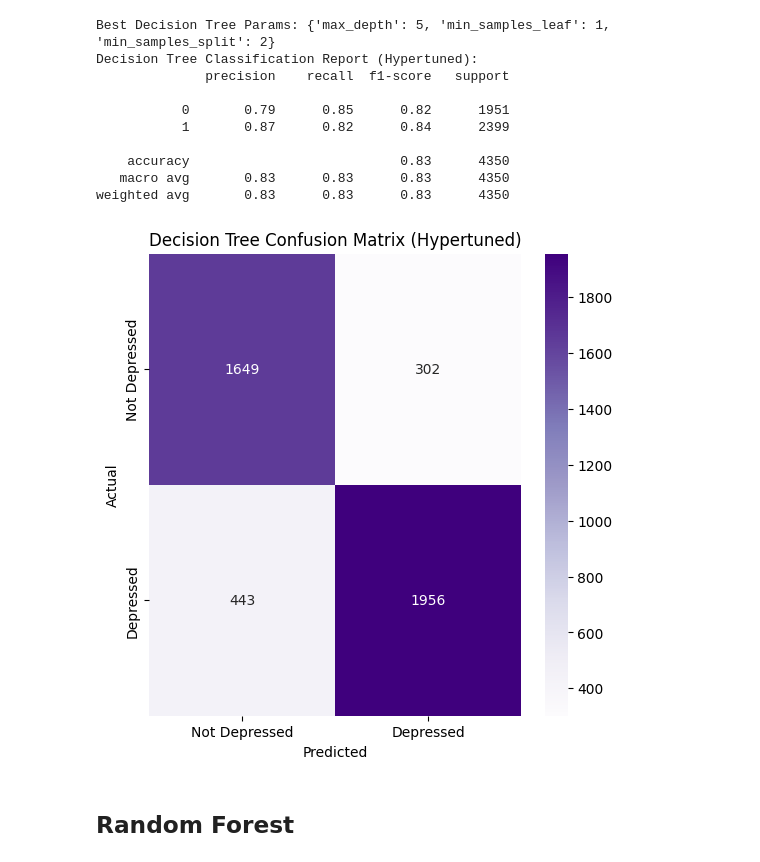
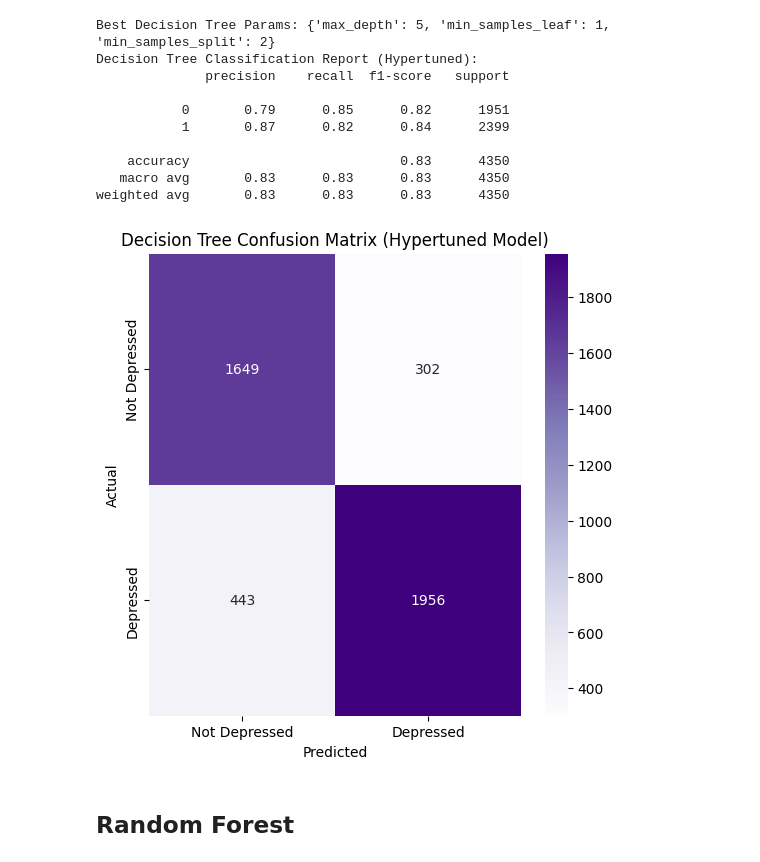
Before and after one commit to Ju-Ri-Oh/projects, a Jupyter notebook: mastery_project/mastery_project.ipynb, the cells around one changed output. Cells and saved outputs as stored; diff of their text form; code cells hidden in the pictures.

```diff
--- a/mastery_project/mastery_project.ipynb
+++ b/mastery_project/mastery_project.ipynb
@@ -1638,17 +1711,17 @@ weighted avg       0.83      0.83      0.83      4350
 # %%
 # Confusion Matrix
 cm_dt_best = confusion_matrix(y_test, y_pred_dt_best)
 
 plt.figure(figsize=(6,6))
 sns.heatmap(cm_dt_best, annot=True, fmt='d', cmap='Purples',
             xticklabels=['Not Depressed', 'Depressed'],
             yticklabels=['Not Depressed', 'Depressed'])
-plt.title("Decision Tree Confusion Matrix (Hypertuned)")
+plt.title("Decision Tree Confusion Matrix (Hypertuned Model)")
 plt.xlabel("Predicted")
 plt.ylabel("Actual")
 plt.show()
 # %% [output]
-[figure, old version]
+[figure, new version]
 # %% [markdown]
 ## Random Forest
 # %%
```
Also changed, not shown: parts of 27 cells of this notebook.
